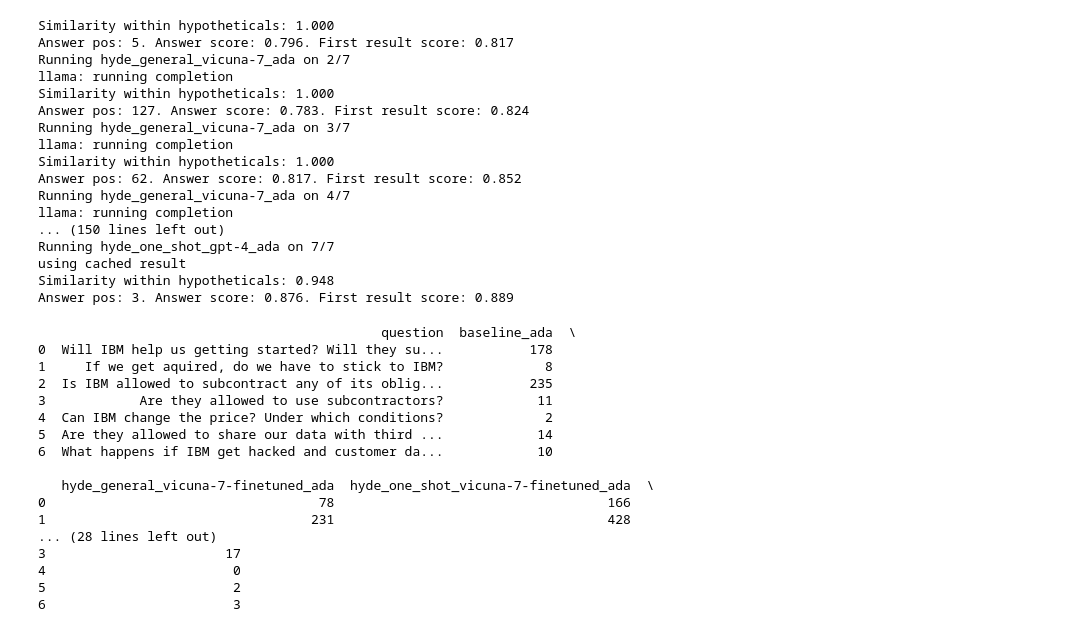
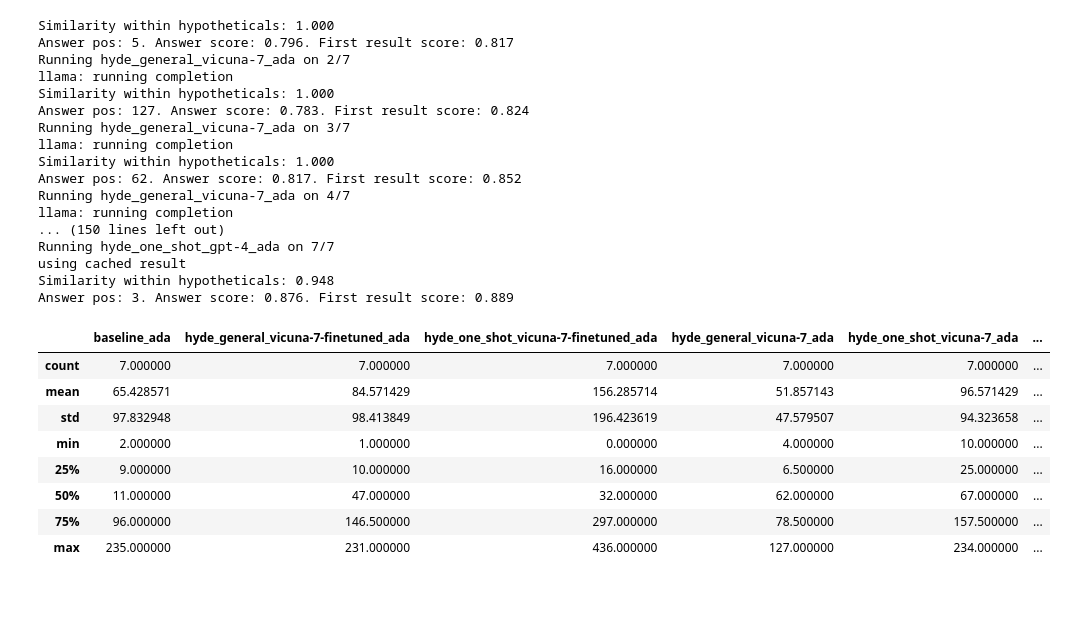
Before and after one commit to MerlinAGI/retrieval-experiments, a Jupyter notebook: benchmark.ipynb, the cells around one changed output. Saved outputs shown, nothing was run; the diff lists cells and outputs as text; code cells hidden in the pictures; blank space fills up the shorter version.

```diff
--- a/benchmark.ipynb
+++ b/benchmark.ipynb
@@ -227,32 +227,26 @@ using cached result
 Similarity within hypotheticals: 0.948
 Answer pos: 3. Answer score: 0.876. First result score: 0.889
 # %%
-def print_results(ranks):
+def print_results(ranks, do_print=False):
     # make table, rows is questions, columns is "question", and then all methods methods
     df = pd.DataFrame(columns=["question"] + list(ranks.keys()))
     for i, qa in enumerate(qa_data):
         row = [qa["q"]]
         for name, rank in ranks.items():
             row.append(rank[i])
         df.loc[i] = row
-    print(df)
+    if do_print:
+        print(df.to_string(line_width=150))
     return df
 df = print_results(ranks)
+df.describe()
 # %% [output]
-                                            question  baseline_ada  \
-0  Will IBM help us getting started? Will they su...           178
-1     If we get aquired, do we have to stick to IBM?             8
-2  Is IBM allowed to subcontract any of its oblig...           235
-3            Are they allowed to use subcontractors?            11
-4  Can IBM change the price? Under which conditions?             2
-5  Are they allowed to share our data with third ...            14
-6  What happens if IBM get hacked and customer da...            10
-
-   hyde_general_vicuna-7-finetuned_ada  hyde_one_shot_vicuna-7-finetuned_ada  \
-0                                   78                                   166
-1                                  231                                   428
-... (28 lines left out)
-3                       17
-4                        0
-5                        2
-6                        3
+|  | baseline_ada | hyde_general_vicuna-7-finetuned_ada | hyde_one_shot_vicuna-7-finetuned_ada | hyde_general_vicuna-7_ada | hyde_one_shot_vicuna-7_ada | ... |
+| count | 7.000000 | 7.000000 | 7.000000 | 7.000000 | 7.000000 | ... |
+| mean | 65.428571 | 84.571429 | 156.285714 | 51.857143 | 96.571429 | ... |
+| std | 97.832948 | 98.413849 | 196.423619 | 47.579507 | 94.323658 | ... |
+| min | 2.000000 | 1.000000 | 0.000000 | 4.000000 | 10.000000 | ... |
+| 25% | 9.000000 | 10.000000 | 16.000000 | 6.500000 | 25.000000 | ... |
+| 50% | 11.000000 | 47.000000 | 32.000000 | 62.000000 | 67.000000 | ... |
+| 75% | 96.000000 | 146.500000 | 297.000000 | 78.500000 | 157.500000 | ... |
+| max | 235.000000 | 231.000000 | 436.000000 | 127.000000 | 234.000000 | ... |
```
Also changed, not shown: parts of 2 cells of this notebook.
